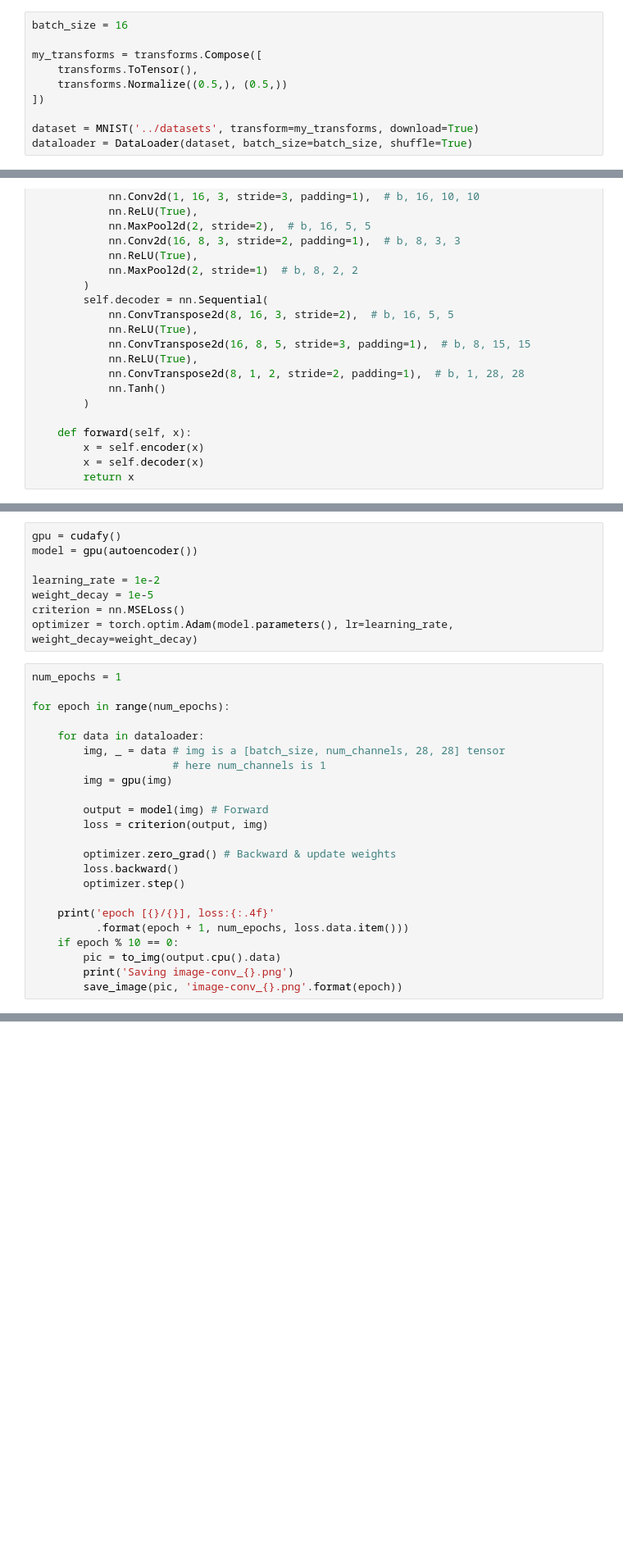
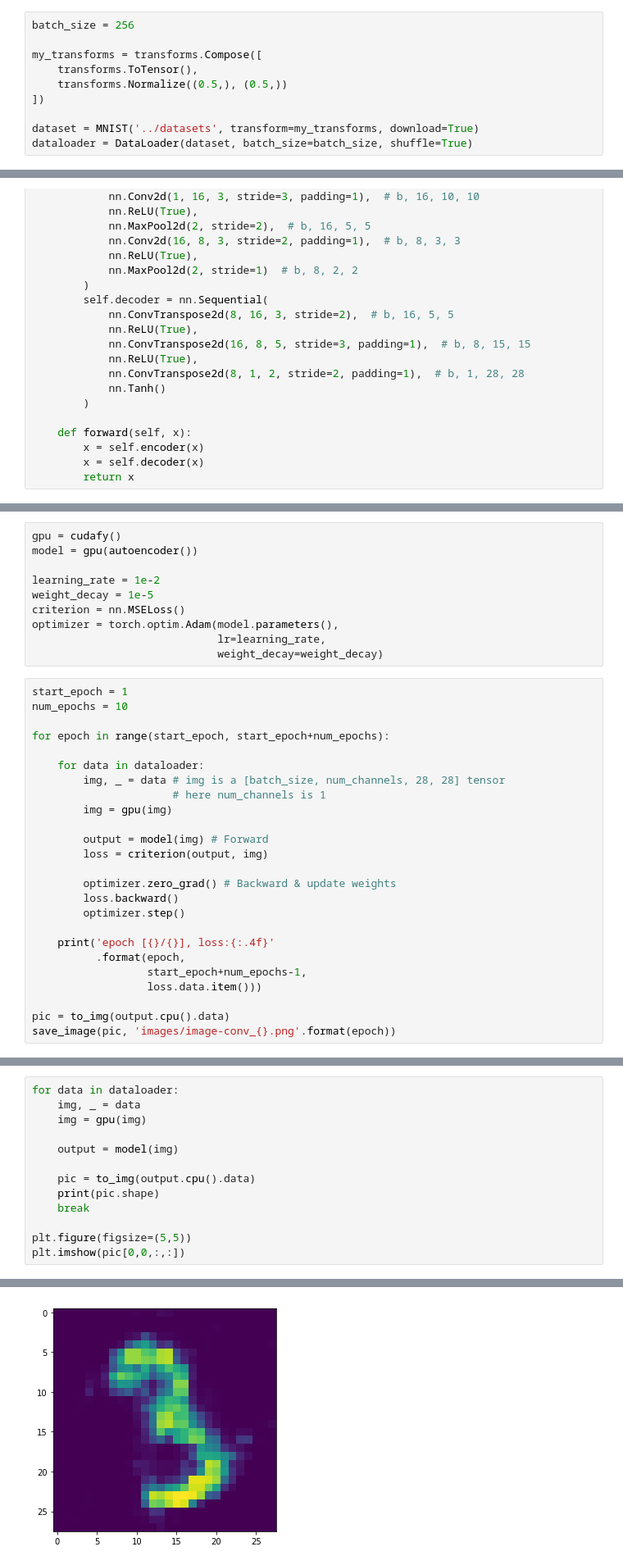
Before and after one commit to faisalqureshi/lessons-pytorch, a Jupyter notebook: lesson-7/conv-autoencoder.ipynb, the cells around one changed output, grey strips where cells are left out. Shown: that part at 82% size. Drawn from its saved outputs; the diff is of its cells as text; blank space fills up the shorter version.

```diff
--- a/lesson-7/conv-autoencoder.ipynb
+++ b/lesson-7/conv-autoencoder.ipynb
@@ -69,5 +73,5 @@ Set up dataset
 # %%
-batch_size = 16
+batch_size = 256
 
 my_transforms = transforms.Compose([
     transforms.ToTensor(),
@@ -119,11 +123,14 @@ model = gpu(autoencoder())
 learning_rate = 1e-2
 weight_decay = 1e-5
 criterion = nn.MSELoss()
-optimizer = torch.optim.Adam(model.parameters(), lr=learning_rate, weight_decay=weight_decay)
+optimizer = torch.optim.Adam(model.parameters(),
+                             lr=learning_rate,
+                             weight_decay=weight_decay)
 # %%
-num_epochs = 1
+start_epoch = 1
+num_epochs = 10
 
-for epoch in range(num_epochs):
+for epoch in range(start_epoch, start_epoch+num_epochs):
 
     for data in dataloader:
         img, _ = data # img is a [batch_size, num_channels, 28, 28] tensor
@@ -138,9 +145,10 @@ for epoch in range(num_epochs):
         optimizer.step()
 
     print('epoch [{}/{}], loss:{:.4f}'
-          .format(epoch + 1, num_epochs, loss.data.item()))
-    if epoch % 10 == 0:
-        pic = to_img(output.cpu().data)
-        print('Saving image-conv_{}.png')
-        save_image(pic, 'image-conv_{}.png'.format(epoch))
+          .format(epoch,
+                  start_epoch+num_epochs-1,
+                  loss.data.item()))
+
+pic = to_img(output.cpu().data)
+save_image(pic, 'images/image-conv_{}.png'.format(epoch))
 # %% [output]
@@ -148,0 +167,14 @@ Saved file
+# %%
+for data in dataloader:
+    img, _ = data
+    img = gpu(img)
+
+    output = model(img)
+
+    pic = to_img(output.cpu().data)
+    print(pic.shape)
+    break
+
+plt.figure(figsize=(5,5))
+plt.imshow(pic[0,0,:,:])
+# %% [output]
@@ -148,0 +183 @@ Saved file
+[figure, added]
```
Also changed, not shown: parts of 45 cells of this notebook, 2 other files.
